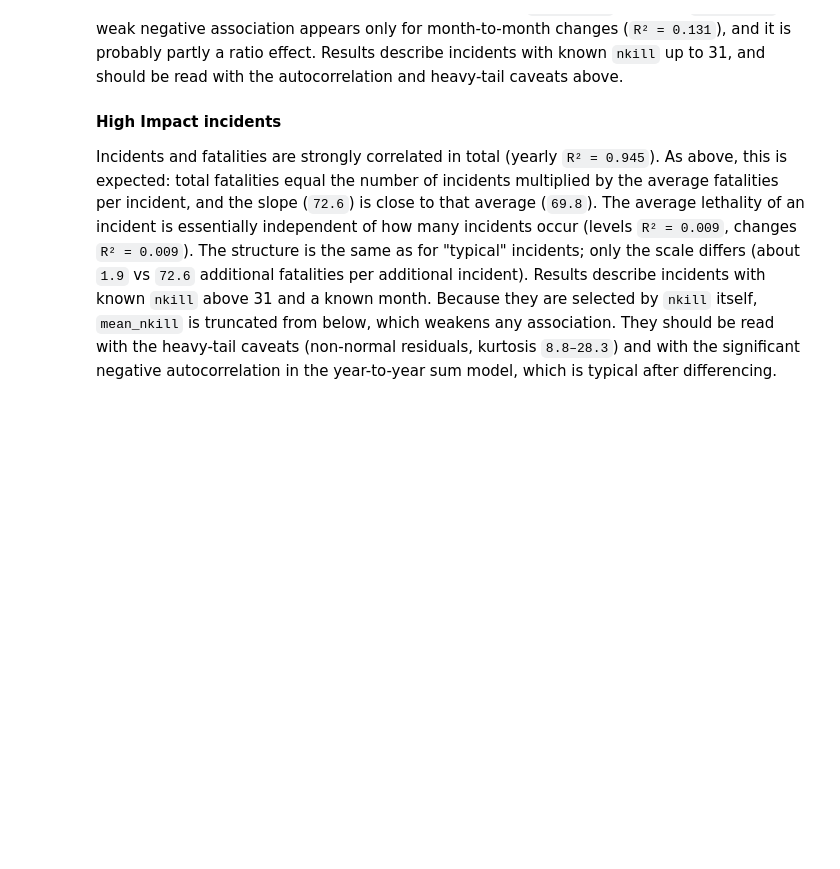
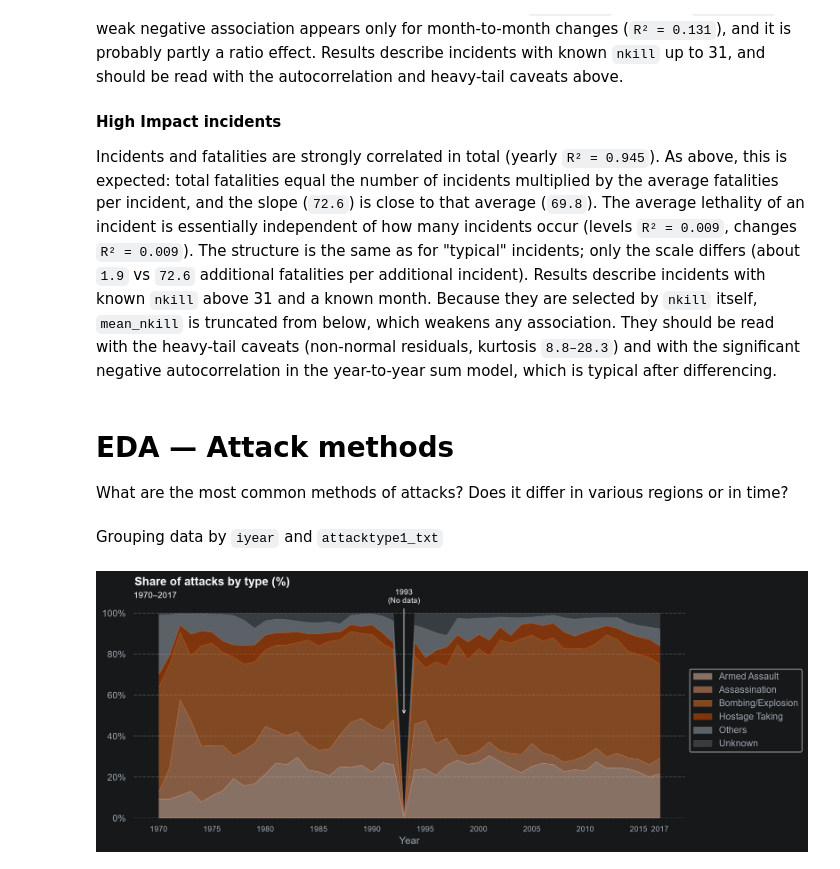
Before and after one commit to Olha-Kes/terrorism_hotspots, a Jupyter notebook: notebooks/eda_terrorism_hotspots.ipynb, the cells around one changed output. Saved outputs shown, nothing was run; the diff lists cells and outputs as text; code cells hidden in the pictures; blank space fills up the shorter version.

```diff
--- a/notebooks/eda_terrorism_hotspots.ipynb
+++ b/notebooks/eda_terrorism_hotspots.ipynb
@@ -813,3 +816,70 @@ Scatter plots of average fatalities per incident against the number of incidents
 Incidents and fatalities are strongly correlated in total (yearly `R² = 0.958`, monthly `R² = 0.917`), but this is largely expected: total fatalities equal the number of incidents multiplied by the average fatalities per incident. The average lethality of an incident is essentially independent of how many incidents occur (levels: yearly `R² = 0.026`, monthly `R² = 0.006`). A weak negative association appears only for month-to-month changes (`R² = 0.131`), and it is probably partly a ratio effect. Results describe incidents with known `nkill` up to 31, and should be read with the autocorrelation and heavy-tail caveats above.
 #### High Impact incidents
 Incidents and fatalities are strongly correlated in total (yearly `R² = 0.945`). As above, this is expected: total fatalities equal the number of incidents multiplied by the average fatalities per incident, and the slope (`72.6`) is close to that average (`69.8`). The average lethality of an incident is essentially independent of how many incidents occur (levels `R² = 0.009`, changes `R² = 0.009`). The structure is the same as for "typical" incidents; only the scale differs (about `1.9` vs `72.6` additional fatalities per additional incident). Results describe incidents with known `nkill` above 31 and a known month. Because they are selected by `nkill` itself, `mean_nkill` is truncated from below, which weakens any association. They should be read with the heavy-tail caveats (non-normal residuals, kurtosis `8.8–28.3`) and with the significant negative autocorrelation in the year-to-year sum model, which is typical after differencing.
+# %% [markdown]
+# EDA — Attack methods
+What are the most common methods of attacks?
+Does it differ in various regions or in time?
+# %%
+hostage_taking_types = ["Hostage Taking (Barricade Incident)", "Hostage Taking (Kidnapping)"]
+attack_type = df_clean["attacktype1_txt"].replace(hostage_taking_types, "Hostage Taking")
+top_types = attack_type.value_counts().drop("Unknown").head(4).index
+keep = list(top_types) + ["Unknown"]
+attack_group = attack_type.where(attack_type.isin(keep), "Others")
+attacks_yearly = df_clean.groupby(["iyear", attack_group]).size().unstack(fill_value=np.nan)
+
+attacks_yearly_norm = (attacks_yearly
+                       .div(attacks_yearly.sum(axis=1), axis=0)
+                       .reindex(range(1970,2018)) * 100
+)
+# %% [markdown]
+Grouping data by `iyear` and `attacktype1_txt`
+# %%
+df, colors_list = prepare_stacked_data(attacks_yearly_norm, other_labels=["Others", "Unknown"])
+fig, ax = plt.subplots(figsize=(12, 5))
+
+attacks_yearly_norm.plot(
+    ax=ax,
+    kind="area",
+    stacked=True,
+    color= colors_list,
+    alpha=0.5,
+    linewidth=0.3
+)
+plt.xlabel("Year")
+plt.suptitle(
+    "Share of attacks by type (%)",
+    x=0.06, y=0.93,
+    ha="left",
+    fontsize=14,
+    fontweight="bold",
+    color="white"
+)
+
+ax.set_title(
+    "1970–2017",
+    loc="left",
+    fontsize=10,
+)
+
+ax.set_xticks(years)
+ax.legend(loc="center left", bbox_to_anchor=(1, 0.5))
+
+ax.annotate(
+    "1993\n(No data)",
+    color="white",
+    xy=(1993, 50),
+    xytext=(1993, 105),
+    ha="center",
+    fontsize=9,
+    arrowprops=dict(arrowstyle="->",  lw=0.8),
+)
+ax.grid(True, axis="y")
+ax.grid(False, axis="x")
+
+fmt_axis(ax, axis="y", kind="pct")
+
+plt.tight_layout()
+plt.show()
+# %% [output]
+[figure, added]
```
Also changed, not shown: parts of 17 cells of this notebook, 7 other files.
